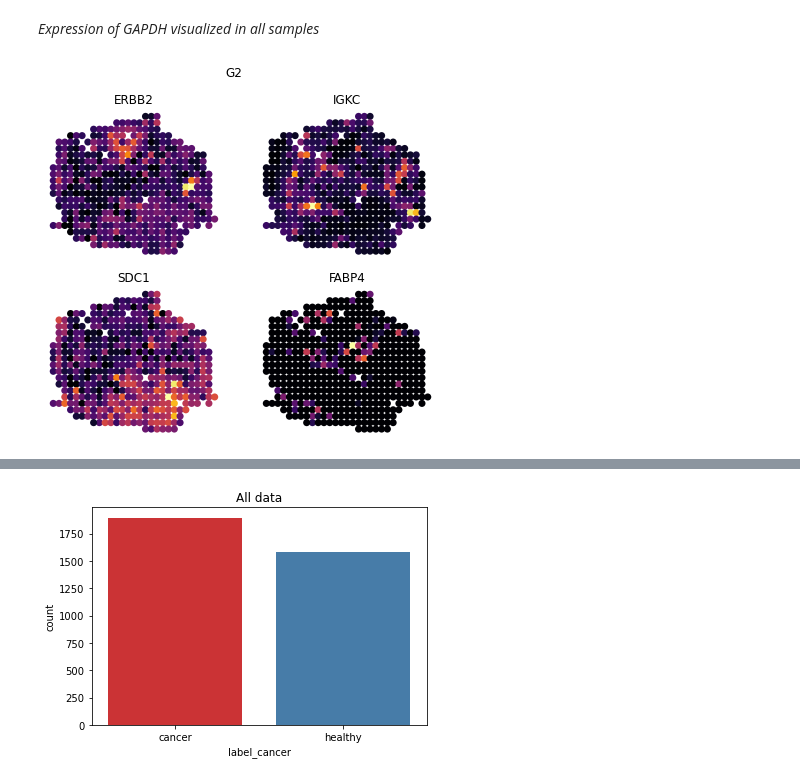
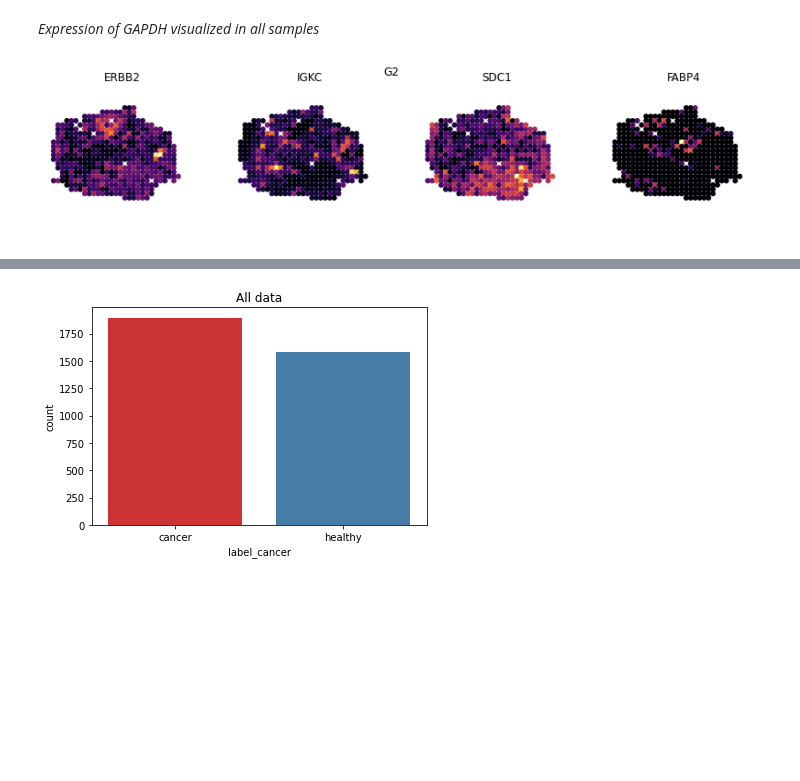
Before and after one commit to lfranzen/ml-course-project, a Jupyter notebook: scripts/prepare_data.ipynb, the cells around one changed output, grey strips where cells are left out. Saved outputs shown, nothing was run; the diff lists cells and outputs as text; code cells hidden in the pictures; blank space fills up the shorter version.

Commit message:
Add/adjust plots

```diff
--- a/scripts/prepare_data.ipynb
+++ b/scripts/prepare_data.ipynb
@@ -200,0 +218,23 @@ adata = ScanpyProcessAnnData(adata)
+# %%
+d_plot = adata.obs.copy()
+d_plot['y_inv'] = d_plot['y']*-1
+
+sns.set_palette("Set2")
+
+sns.pairplot(x_vars=["x"], y_vars=["y_inv"], data=d_plot,
+             hue="label",
+             size=5,
+             plot_kws=dict(s=70, edgecolor="grey", linewidth=0, alpha=1)
+            )
+plt.xlim(0, 35)
+plt.ylim(-35, 0)
+sns.despine(offset=10, trim=True);
+
+sns.pairplot(x_vars=["x"], y_vars=["y_inv"], data=d_plot,
+             hue="label_cancer",
+             size=5,
+             plot_kws=dict(s=70, edgecolor="grey", linewidth=0, alpha=1)
+            )
+plt.xlim(0, 35)
+plt.ylim(-35, 0)
+sns.despine(offset=10, trim=True);
@@ -412,28 +455,30 @@ genes_plot = ['ERBB2', 'IGKC', 'SDC1', 'FABP4']
 # %%
 data_n = 6
 df_plot = data_list[data_n]
-n_cols=2
-n_rows=2
+n_cols=4
+n_rows=1
 fig,ax = plt.subplots(n_rows,
                       n_cols,
                       figsize = (3.5*n_cols, 3*n_rows))
 fig.suptitle(sample_id[data_n])
 ax = ax.flatten()
 # plot each of the top variable genes
 for k,gene in enumerate(genes_plot):
     ax[k].scatter(
         df_plot['x'],
         -df_plot['y'],
         c=df_plot[gene],
         cmap=plt.cm.inferno,
         edgecolor="w",
         linewidth=0,
-        s=50
+        s=35
     )
+    ax[k].set_xlim(0, 35)
+    ax[k].set_ylim(-35, 0)
     ax[k].set_title(gene)
     ax[k].axis('off');
 # %% [output]
-[figure, old version]
+[figure, new version]
 # %%
 data_n = 7
 df_plot = data_list[data_n]
```
Also changed, not shown: parts of 3 cells of this notebook.
